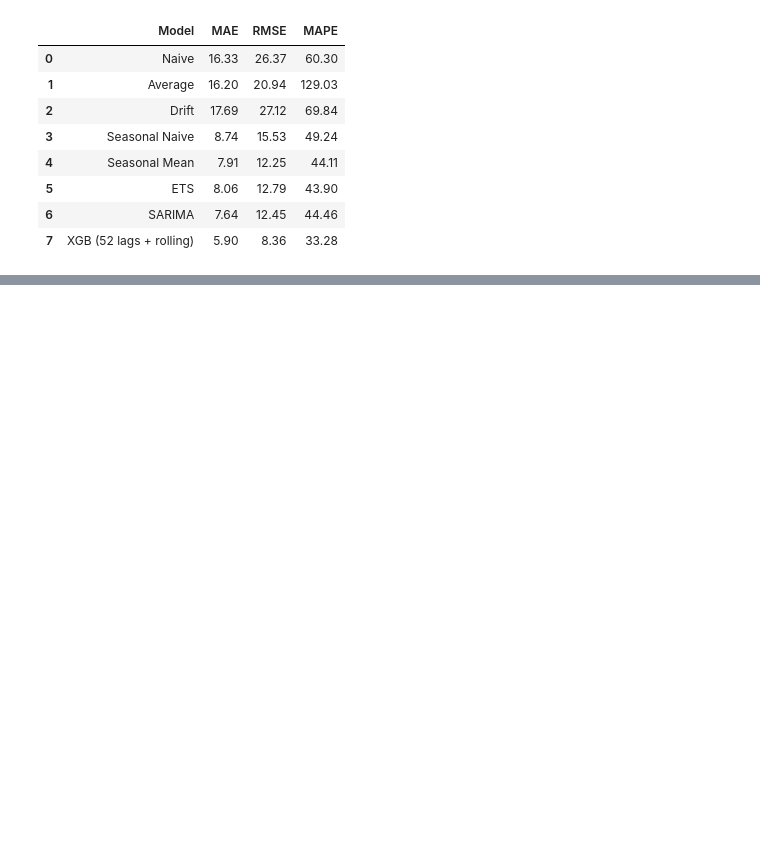
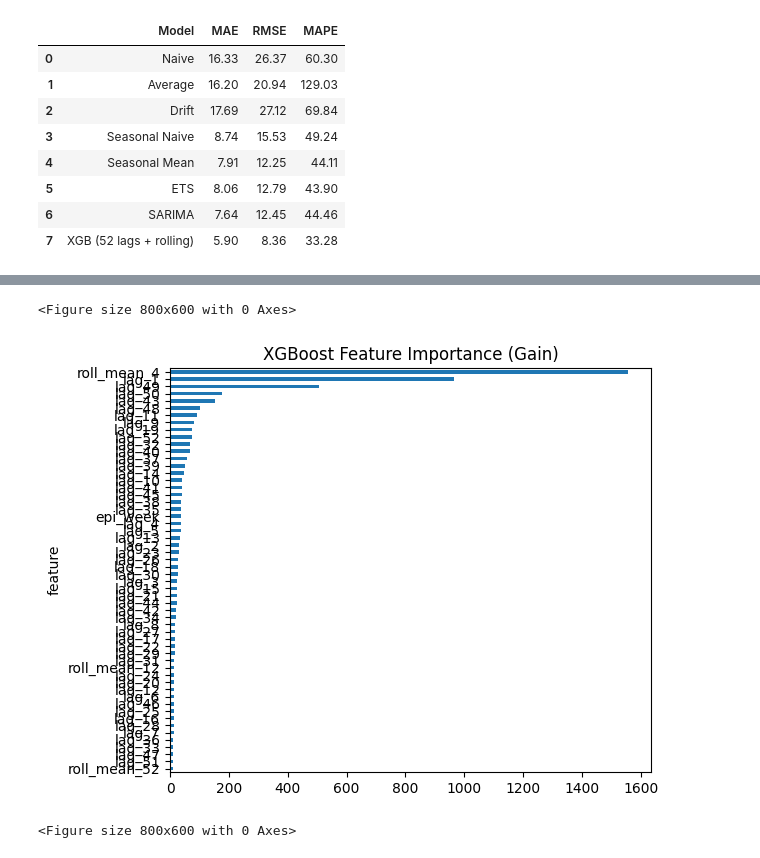
Before and after one commit to EmmanuelNiyi/Data-Driven-Surveillance-Lassa-Fever-Forecasting-for-Public-Health-Action, a Jupyter notebook: 5-machine-learnig-models.ipynb, the cells around one changed output, grey strips where cells are left out. Cells and saved outputs as stored; diff of their text form; code cells hidden in the pictures; blank space fills up the shorter version.

Commit message:
Kaggle Notebook | 5. Machine Learnig Models | Version 5

```diff
--- a/5-machine-learnig-models.ipynb
+++ b/5-machine-learnig-models.ipynb
@@ -172,7 +162,7 @@ test = ts_data.iloc[-int(len(ts_data)*0.2):].copy()
 # %%
 from xgboost import XGBRegressor
 
-model = XGBRegressor(
+xgb_model = XGBRegressor(
     n_estimators=300,
     learning_rate=0.05,
     max_depth=5,
@@ -183,7 +173,7 @@ model = XGBRegressor(
 X_train = train.drop('confirmed_cases', axis=1)
 y_train = train['confirmed_cases']
 
-model.fit(X_train, y_train)
+xgb_model.fit(X_train, y_train)
 # %% [output]
 XGBRegressor(base_score=None, booster=None, callbacks=None,
              colsample_bylevel=None, colsample_bynode=None,
@@ -198,7 +188,8 @@ XGBRegressor(base_score=None, booster=None, callbacks=None,
              num_parallel_tree=None, random_state=None, ...)
 # %%
 X_test = test.drop('confirmed_cases', axis=1)
-y_pred = model.predict(X_test)
+y_pred = xgb_model.predict(X_test)
+y_test = test['confirmed_cases']
 # %%
 # Plot the forecasts
 plot_forecasts(y_pred, 'XGB (52 lags + rolling) Forecast')
@@ -223,0 +217,73 @@ metrics_table
+# %%
+import shap
+from sklearn.inspection import permutation_importance
+
+
+# 1. XGBoost built-in feature importance (gain)
+booster = xgb_model.get_booster()
+gain_scores = booster.get_score(importance_type="gain")
+
+fi = (
+    pd.DataFrame({"feature": gain_scores.keys(), "gain": gain_scores.values()})
+    .sort_values("gain")
+)
+
+plt.figure(figsize=(8, 6))
+fi.plot.barh(x="feature", y="gain", legend=False)
+plt.title("XGBoost Feature Importance (Gain)")
+plt.tight_layout()
+plt.show()
+
+# 2. Permutation importance (test set)
+perm = permutation_importance(
+    xgb_model,
+    X_test,
+    y_test,
+    n_repeats=10,
+    random_state=0,
+    n_jobs=-1,
+)
+
+perm_df = (
+    pd.DataFrame({"feature": X_test.columns,
+                  "importance_mean": perm.importances_mean})
+    .sort_values("importance_mean")
+)
+
+plt.figure(figsize=(8, 6))
+perm_df.plot.barh(x="feature", y="importance_mean", legend=False)
+plt.title("Permutation Importance (Test Set)")
+plt.tight_layout()
+plt.show()
+
+
+# 3. SHAP values (global explanations)
+explainer = shap.TreeExplainer(xgb_model)
+shap_values = explainer.shap_values(X_test)
+
+# SHAP summary (mean absolute contribution per feature)
+shap.summary_plot(shap_values, X_test, plot_type="bar")
+
+# Full SHAP beeswarm plot
+shap.summary_plot(shap_values, X_test)
+
+
+# 4. SHAP dependence plot for the top feature
+abs_importance = abs(shap_values).mean(axis=0)
+top_feature = X_test.columns[abs_importance.argmax()]
+
+print("Most influential SHAP feature:", top_feature)
+shap.dependence_plot(top_feature, shap_values, X_test)
+
+# 5. Local explanation for a single prediction
+idx = 0  # sample index
+shap.force_plot(
+    explainer.expected_value,
+    shap_values[idx],
+    X_test.iloc[idx],
+    matplotlib=True,
+)
+# %% [output]
+<Figure size 800x600 with 0 Axes>
+[figure, added]
+<Figure size 800x600 with 0 Axes>
```
Also changed, not shown: parts of 8 cells of this notebook.
